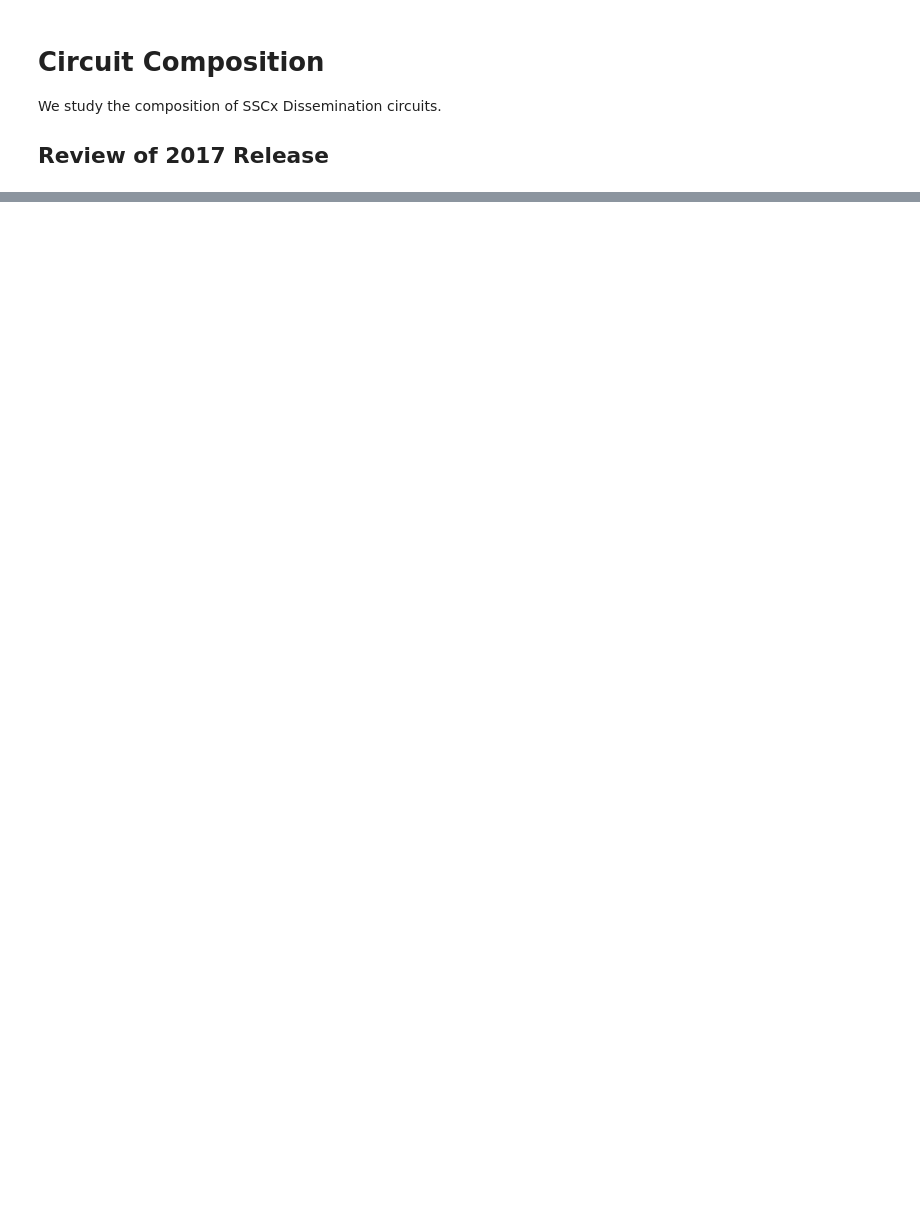
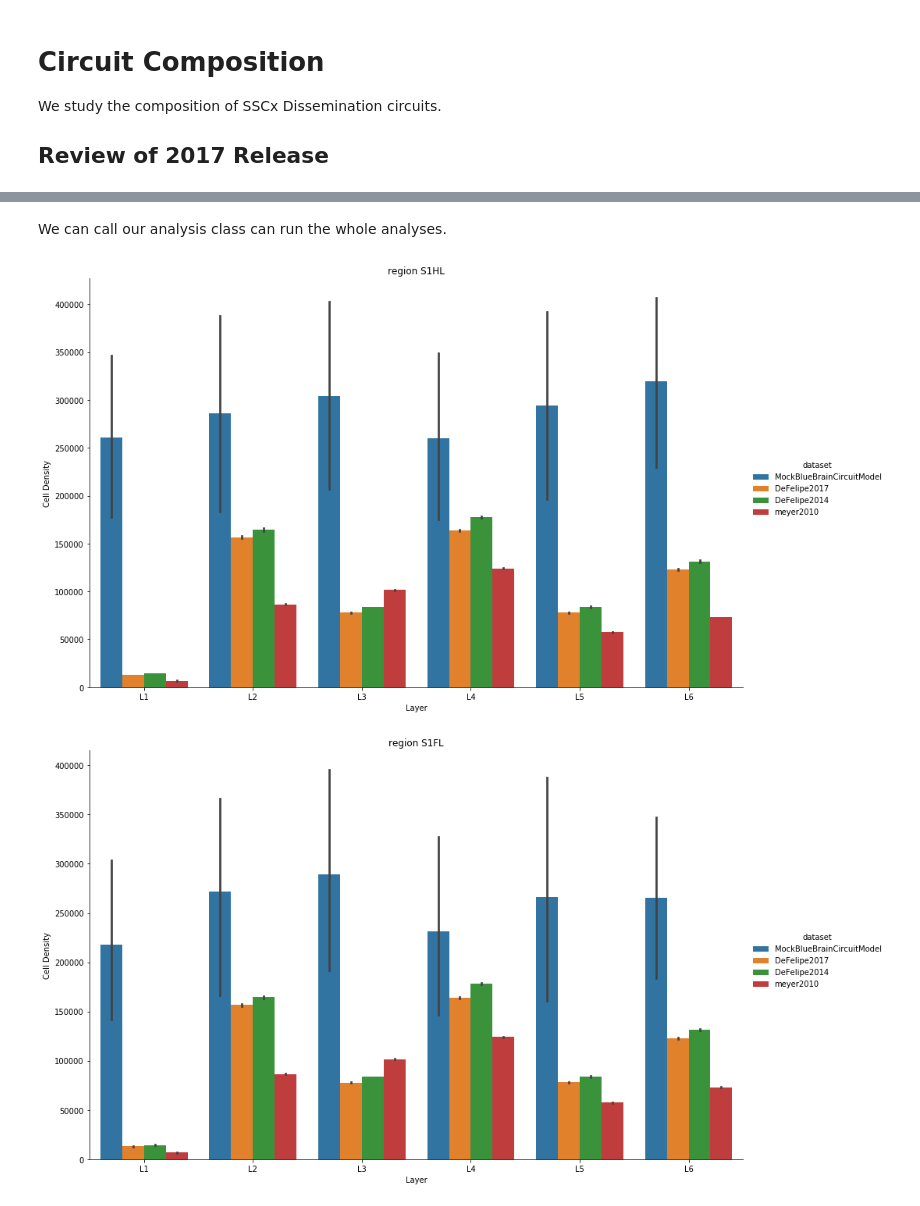
Before and after one commit to BlueBrain/DMT, a Jupyter notebook: v2/neuro_dmt/library/users/visood/sscx_dissemination/circuit_composition.ipynb, the cells around one changed output, grey strips where cells are left out. Cells and saved outputs as stored; diff of their text form; code cells hidden in the pictures; blank space fills up the shorter version.

```diff
--- a/v2/neuro_dmt/library/users/visood/sscx_dissemination/circuit_composition.ipynb
+++ b/v2/neuro_dmt/library/users/visood/sscx_dissemination/circuit_composition.ipynb
@@ -6,0 +141,18 @@ We study the composition of SSCx Dissemination circuits.
+# %%
+from dmt.tk.phenomenon import Phenomenon
+from neuro_dmt.analysis.circuit.composition.interfaces import\
+    CellDensityAdapterInterface
+
+cell_density_phenomenon = Phenomenon(
+    "Cell Density",
+    "Number of cells in a unit mm^3 volume.",
+    group="Composition"
+)
+cell_density_analysis = BrainCircuitAnalysis(
+    phenomenon=cell_density_phenomenon,
+    AdapterInterface = CellDensityAdapterInterface,
+    reference_data = cell_density_reference_data,
+    measurement_parameters = regions_and_layers,
+    plotter = get_plotter(cell_density_phenomenon),
+    report = circuit_analysis_report
+)
@@ -6,0 +288,11 @@ We study the composition of SSCx Dissemination circuits.
+# %% [markdown]
+We can call our analysis class can run the whole analyses.
+# %%
+cell_density_analysis_report =\
+    cell_density_analysis(
+        mock_circuit_model,
+        adapter
+    )
+# %% [output]
+[figure, added]
+[figure, added]
```
Also changed, not shown: parts of 44 cells of this notebook, 3 other files.
